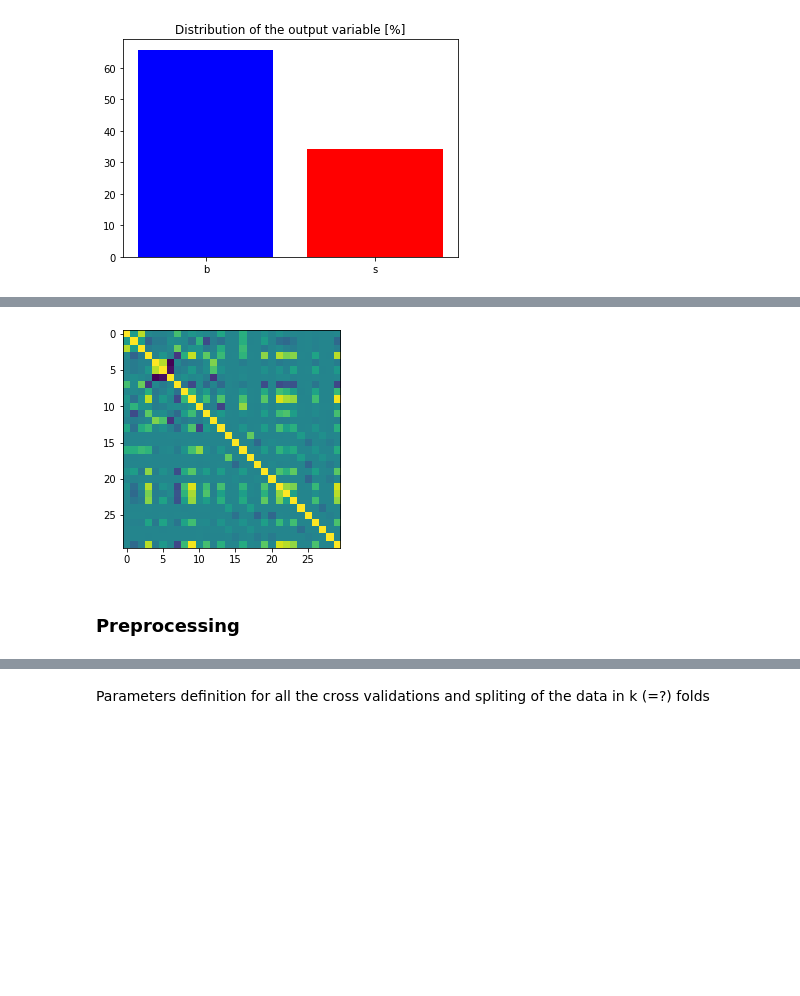
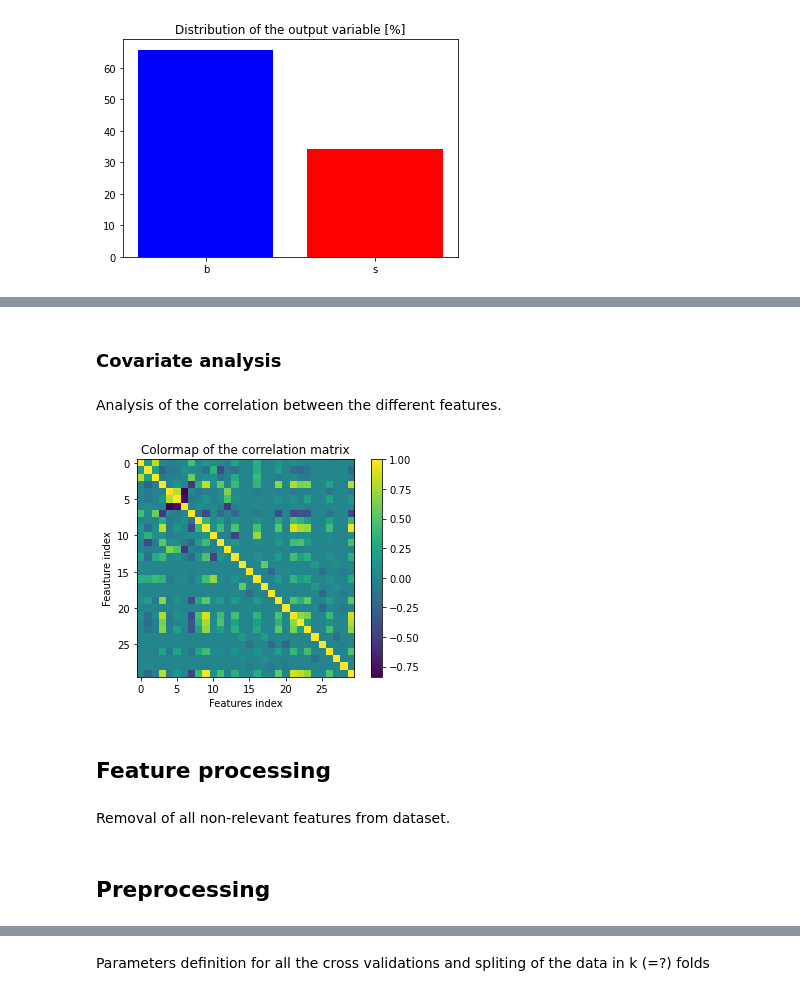
Before and after one commit to CS-433/ml-project-1-jdl, a Jupyter notebook: code/project1.ipynb, the cells around one changed output, grey strips where cells are left out. Drawn from its saved outputs; the diff is of its cells as text; code cells hidden in the pictures; blank space fills up the shorter version.

```diff
--- a/code/project1.ipynb
+++ b/code/project1.ipynb
@@ -61,5 +108,0 @@ for i in range(len(names[2:])):
-# %%
-coeff_matrix = np.corrcoef(train_tx[:,1:].T)
-ax = plt.imshow(coeff_matrix)
-# %% [output]
-[figure, removed]
@@ -69,0 +109,18 @@ test_tx = np.delete(test_tx, [10, 16, 19, 21, 22], 1)
+# %% [markdown]
+### Covariate analysis
+# %% [markdown]
+Analysis of the correlation between the different features.
+# %%
+coeff_matrix = np.corrcoef(tX.T)
+plt.imshow(coeff_matrix)
+plt.xlabel("Features index")
+plt.ylabel("Feauture index")
+plt.colorbar()
+plt.title("Colormap of the correlation matrix")
+plt.show()
+# %% [output]
+[figure, added]
+# %% [markdown]
+## Feature processing
+# %% [markdown]
+Removal of all non-relevant features from dataset.
@@ -70,2 +134,2 @@ test_tx = np.delete(test_tx, [10, 16, 19, 21, 22], 1)
 # %% [markdown]
-### Preprocessing
+## Preprocessing
```
Also changed, not shown: parts of 32 cells of this notebook.
